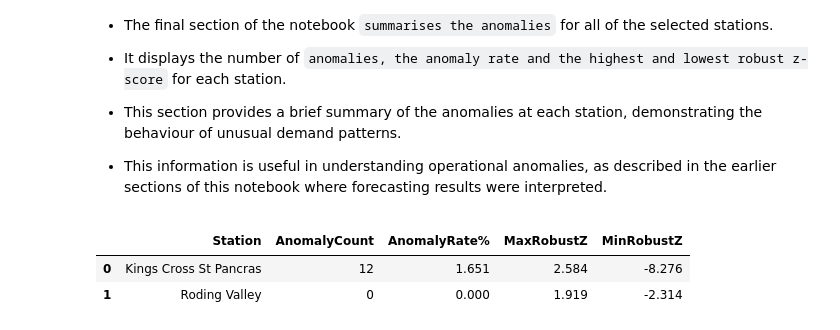
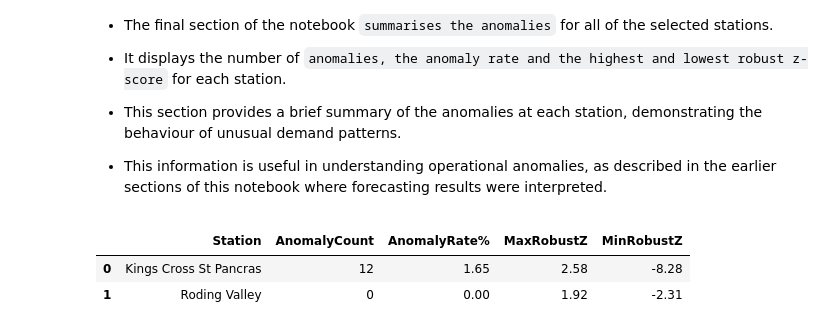
Before and after one commit to HARIRAJAMOHAN2000/london-public-transport-footfall-analysis, a Jupyter notebook: Analysis on TFL using Tube and Rail Stations in 2024-2025.ipynb, the cells around one changed output. Cells and saved outputs as stored; diff of their text form; code cells hidden in the pictures.

```diff
--- a/Analysis on TFL using Tube and Rail Stations in 2024-2025.ipynb
+++ b/Analysis on TFL using Tube and Rail Stations in 2024-2025.ipynb
@@ -805,7 +802,6 @@ Monthly average daily footfall table:
 # %%
 # 5.3 EDA: Average Daily Footfall by Weekday
 
-# Prepare Weekday Data
 weekday_source = eda_base.copy()
 
 weekday_source["DayOfWeek"] = pd.Categorical(
@@ -814,7 +810,7 @@ weekday_source["DayOfWeek"] = pd.Categorical(
     ordered=True
 )
 
-# Calculate Weekday Footfall Summary
+# Calculate weekday summary
 weekday_eda = (
     weekday_source
     .groupby(["Station", "DayOfWeek"], observed=False, as_index=False)
@@ -826,7 +822,7 @@ weekday_eda = (
     .sort_values(["Station", "DayOfWeek"])
 )
 
-# Calculate Station Average and Weekday Seasonality Index
+# Calculate overall station average
 station_overall_mean = (
     weekday_source
     .groupby("Station")["Footfall"]
@@ -841,6 +837,7 @@ weekday_eda = weekday_eda.merge(
     how="left"
 )
 
+# Add weekday seasonality index
 weekday_eda["weekday_seasonality_index"] = (
     weekday_eda["mean_daily_footfall"] /
     weekday_eda["station_mean_footfall"]
@@ -864,12 +861,13 @@ weekday_eda[
 
 ].round(2)
 
-# Plot Average Daily Footfall by Weekday
+# Plot weekday average daily footfall for each selected station
 for st in selected:
     temp = weekday_eda[weekday_eda["Station"] == st].copy()
 
-    fig, ax = plt.subplots(figsize=(11, 5.5))
+    fig, ax = plt.subplots(figsize=(12, 6))
 
+    # Bar chart for weekday average footfall
     ax.bar(
         temp["DayOfWeek"].astype(str),
         temp["mean_daily_footfall"],
@@ -878,9 +876,11 @@ for st in selected:
 
     overall_mean = temp["station_mean_footfall"].iloc[0]
 
+    # Station average reference line
     ax.axhline(
         overall_mean,
         linestyle="--",
+        color="red",
         linewidth=2,
         label=f"Station average: {overall_mean:,.0f}"
     )
@@ -938,7 +938,6 @@ for st in selected:
 
     plt.show()
 
-# Display Weekday Footfall Summary Table
 print("Weekday daily footfall summary:")
 display(weekday_eda)
 # %% [output]
@@ -1336,12 +1332,9 @@ def robust_zscore(x: pd.Series):
     med = np.nanmedian(x)
     mad = np.nanmedian(np.abs(x - med))
 
-# Handle Missing or Zero MAD Values
-    # if MAD is zero, return 0 z-scores
     if pd.isna(mad) or mad == 0:
         return pd.Series(0.0, index=x.index)
 
-    # Return Robust Z-Score Series
     return pd.Series(0.6745 * (x - med) / mad, index=x.index)
 
 # Detect Anomalies Using Robust Z-Score Threshold
@@ -1352,7 +1345,7 @@ def detect_anomalies(df_station: pd.DataFrame, z_thresh: float = 3.5):
     s["Footfall"] = pd.to_numeric(s["Footfall"], errors="coerce")
 
     # Calculate Robust Z-Score for Footfall
-    s["rz"] = robust_zscore(s["Footfall"]).round(3)
+    s["rz"] = robust_zscore(s["Footfall"]).round(2)
 
     # Flag Anomalies Based on Threshold
     s["is_anomaly"] = (s["rz"].abs() >= z_thresh).astype(int)
@@ -2613,25 +2633,25 @@ Overall Average Metrics across Selected Stations:
 # %%
 # 17. Anomaly Summary per Station
 
 # Create Storage List for Anomaly Summary
 anomaly_summary = []
 
 # Calculate Anomaly Count, Rate and Robust Z-Score Range per Station
 for st in selected:
     s = df2_full[df2_full["Station"] == st].copy()
     s = detect_anomalies(s)
 
     anomaly_summary.append({
         "Station": st,
         "AnomalyCount": int(s["is_anomaly"].sum()),
         "AnomalyRate%": float(s["is_anomaly"].mean() * 100),
         "MaxRobustZ": float(s["rz"].max()),
         "MinRobustZ": float(s["rz"].min())
     })
 
 # Display Final Anomaly Summary Table
-pd.DataFrame(anomaly_summary).sort_values("AnomalyCount", ascending = False).round(3)
+pd.DataFrame(anomaly_summary).sort_values("AnomalyCount", ascending = False).round(2)
 # %% [output]
 |  | Station | AnomalyCount | AnomalyRate% | MaxRobustZ | MinRobustZ |
-| 0 | Kings Cross St Pancras | 12 | 1.651 | 2.584 | -8.276 |
-| 1 | Roding Valley | 0 | 0.000 | 1.919 | -2.314 |
+| 0 | Kings Cross St Pancras | 12 | 1.65 | 2.58 | -8.28 |
+| 1 | Roding Valley | 0 | 0.00 | 1.92 | -2.31 |
```
Also changed, not shown: parts of 27 cells of this notebook.
